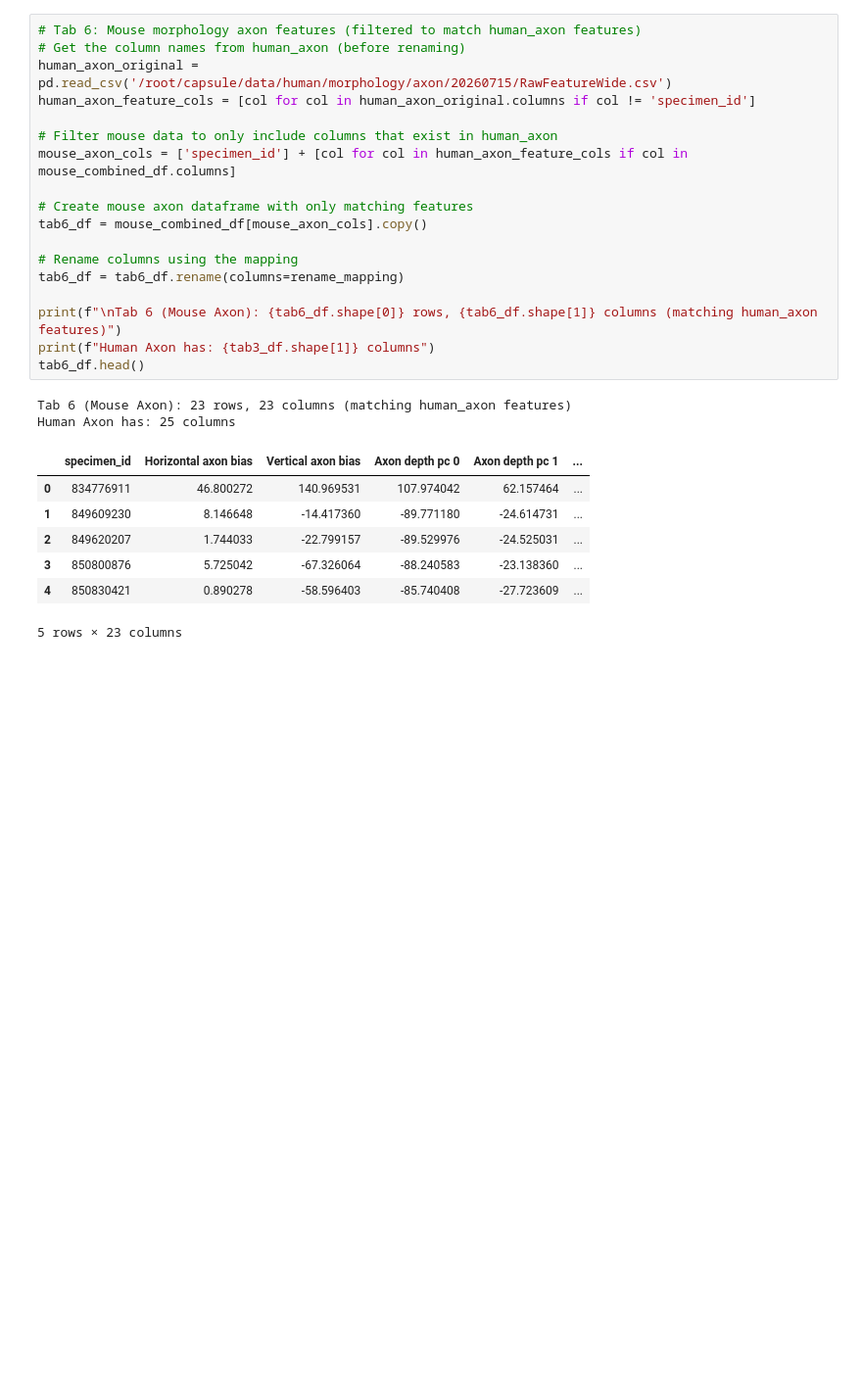
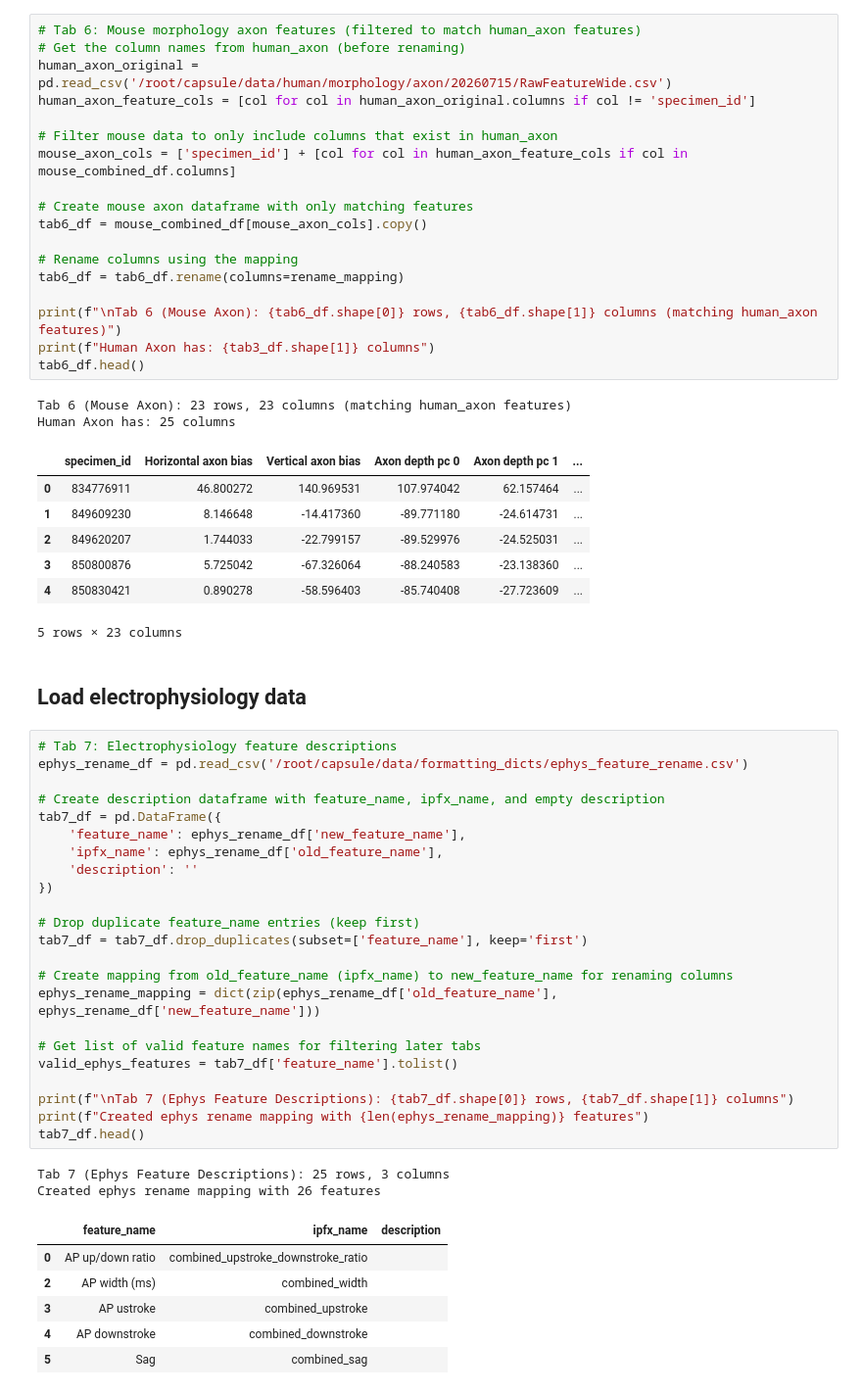
Before and after one commit to AllenInstitute/human_patchseq_excitatory, a Jupyter notebook: code/tables/1_generate_feature_table.ipynb, the cells around one changed output. Shown at 98% size. Drawn from its saved outputs; the diff is of its cells as text; blank space fills up the shorter version.

```diff
--- a/code/tables/1_generate_feature_table.ipynb
+++ b/code/tables/1_generate_feature_table.ipynb
@@ -156,3 +160,37 @@ Human Axon has: 25 columns
 | 3 | 850800876 | 5.725042 | -67.326064 | -88.240583 | -23.138360 | ... |
 | 4 | 850830421 | 0.890278 | -58.596403 | -85.740408 | -27.723609 | ... |
 5 rows × 23 columns
+# %% [markdown]
+## Load electrophysiology data
+# %%
+# Tab 7: Electrophysiology feature descriptions
+ephys_rename_df = pd.read_csv('/root/capsule/data/formatting_dicts/ephys_feature_rename.csv')
+
+# Create description dataframe with feature_name, ipfx_name, and empty description
+tab7_df = pd.DataFrame({
+    'feature_name': ephys_rename_df['new_feature_name'],
+    'ipfx_name': ephys_rename_df['old_feature_name'],
+    'description': ''
+})
+
+# Drop duplicate feature_name entries (keep first)
+tab7_df = tab7_df.drop_duplicates(subset=['feature_name'], keep='first')
+
+# Create mapping from old_feature_name (ipfx_name) to new_feature_name for renaming columns
+ephys_rename_mapping = dict(zip(ephys_rename_df['old_feature_name'], ephys_rename_df['new_feature_name']))
+
+# Get list of valid feature names for filtering later tabs
+valid_ephys_features = tab7_df['feature_name'].tolist()
+
+print(f"\nTab 7 (Ephys Feature Descriptions): {tab7_df.shape[0]} rows, {tab7_df.shape[1]} columns")
+print(f"Created ephys rename mapping with {len(ephys_rename_mapping)} features")
+tab7_df.head()
+# %% [output]
+Tab 7 (Ephys Feature Descriptions): 25 rows, 3 columns
+Created ephys rename mapping with 26 features
+|  | feature_name | ipfx_name | description |
+| 0 | AP up/down ratio | combined_upstroke_downstroke_ratio |  |
+| 2 | AP width (ms) | combined_width |  |
+| 3 | AP ustroke | combined_upstroke |  |
+| 4 | AP downstroke | combined_downstroke |  |
+| 5 | Sag | combined_sag |  |
```
Also changed, not shown: parts of 6 cells of this notebook.
